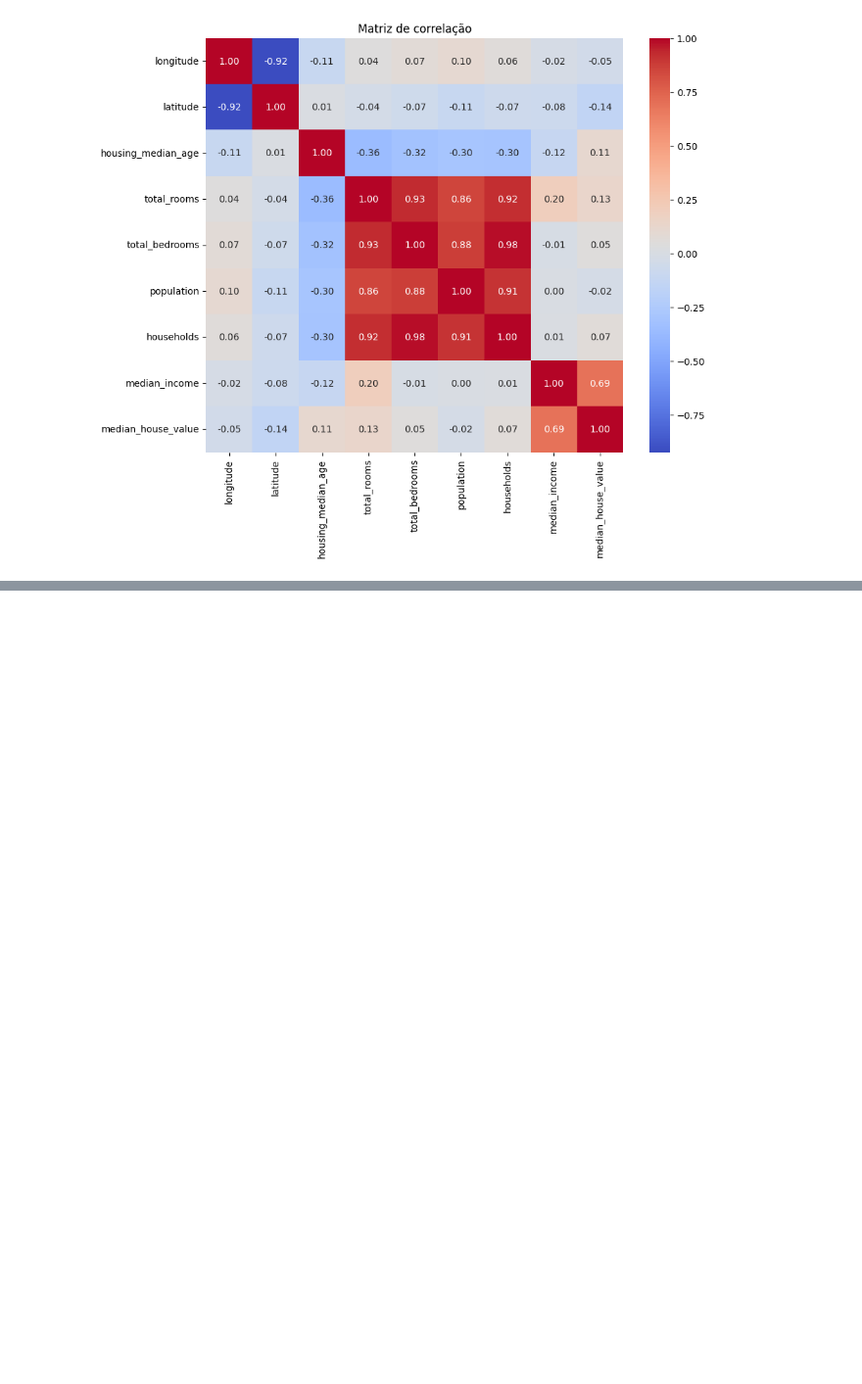
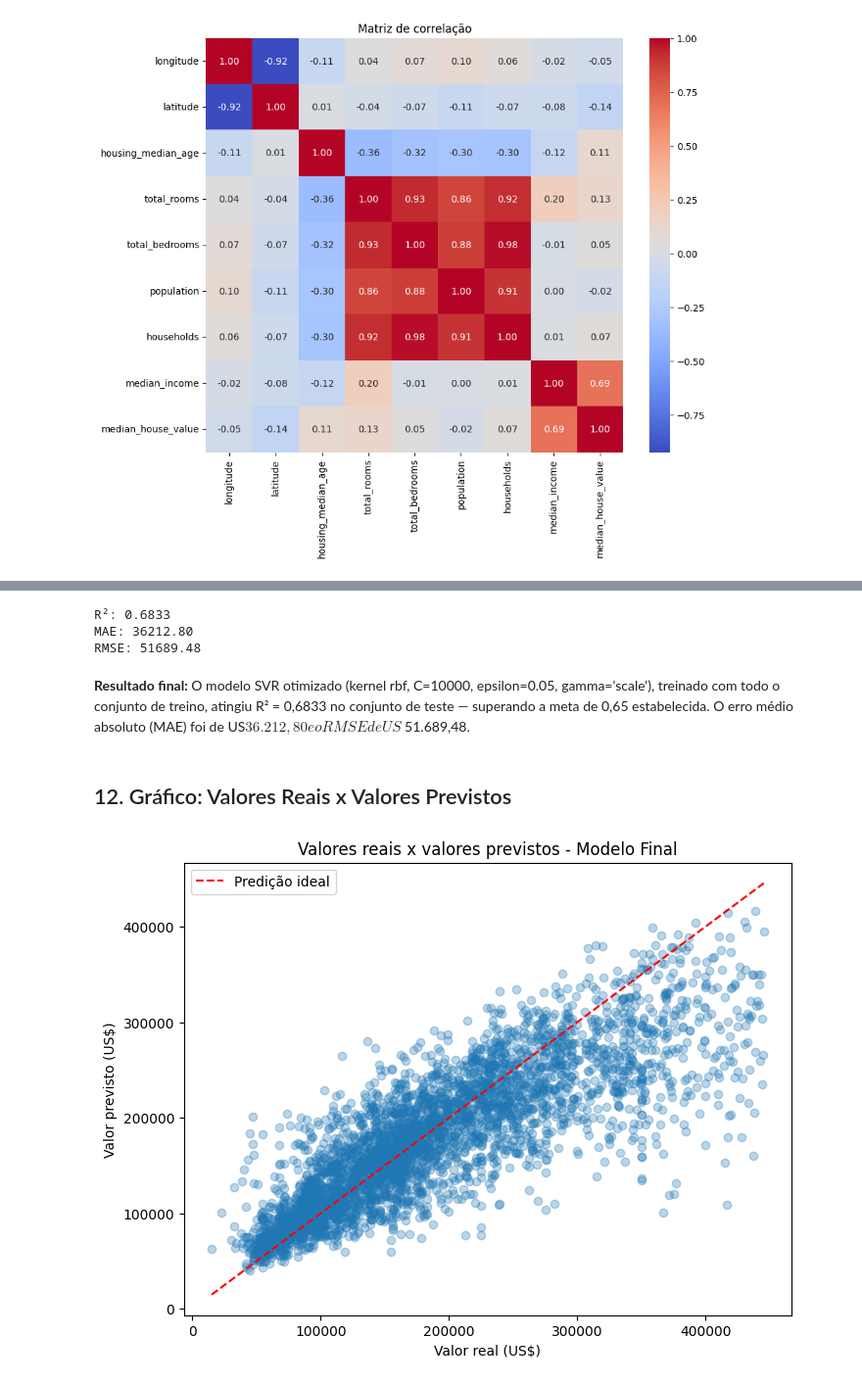
Before and after one commit to samuel76-art/Disciplina-de-Inteligencia-Artificial-UMC, a Jupyter notebook: SVM para Regressão: Previsão de Preços de Imóveis.ipynb, the cells around one changed output, grey strips where cells are left out. Shown at 98% size. Drawn from its saved outputs; the diff is of its cells as text; code cells hidden in the pictures; blank space fills up the shorter version.

```diff
--- a/SVM para Regressão: Previsão de Preços de Imóveis.ipynb
+++ b/SVM para Regressão: Previsão de Preços de Imóveis.ipynb
@@ -125,0 +236,18 @@ plt.show()
+# %%
+from sklearn.model_selection import GridSearchCV
+import numpy as np
+
+parametros = {
+    'C': [100, 1000, 5000, 10000],
+    'epsilon': [0.05, 0.1, 0.2],
+    'gamma': ['scale', 'auto'],
+    'kernel': ['rbf']
+}
+
+idx = np.random.RandomState(42).choice(len(X_train_scaled), 4000, replace=False)
+
+grid = GridSearchCV(SVR(), parametros, cv=5, scoring='r2', n_jobs=-1)
+grid.fit(X_train_scaled[idx], y_train.values[idx])
+
+print('Melhores parâmetros:', grid.best_params_)
+print('Melhor R² (validação cruzada):', grid.best_score_)
@@ -125,0 +261,36 @@ plt.show()
+# %%
+from sklearn.metrics import mean_absolute_error, mean_squared_error
+
+modelo_final = grid.best_estimator_
+modelo_final.fit(X_train_scaled, y_train)  # treina com TODO o treino
+y_pred_final = modelo_final.predict(X_test_scaled)
+
+r2 = r2_score(y_test, y_pred_final)
+mae = mean_absolute_error(y_test, y_pred_final)
+rmse = np.sqrt(mean_squared_error(y_test, y_pred_final))
+
+print(f'R²: {r2:.4f}')
+print(f'MAE: {mae:.2f}')
+print(f'RMSE: {rmse:.2f}')
+# %% [output]
+R²: 0.6833
+MAE: 36212.80
+RMSE: 51689.48
+# %% [markdown]
+**Resultado final:** O modelo SVR otimizado (kernel rbf, C=10000, epsilon=0.05,
+gamma='scale'), treinado com todo o conjunto de treino, atingiu R² = 0,6833 no
+conjunto de teste — superando a meta de 0,65 estabelecida. O erro médio absoluto
+(MAE) foi de US$ 36.212,80 e o RMSE de US$ 51.689,48.
+# %% [markdown]
+## 12. Gráfico: Valores Reais x Valores Previstos
+# %%
+plt.figure(figsize=(8,6))
+plt.scatter(y_test, y_pred_final, alpha=0.3)
+plt.plot([y_test.min(), y_test.max()], [y_test.min(), y_test.max()], 'r--', label='Predição ideal')
+plt.xlabel('Valor real (US$)')
+plt.ylabel('Valor previsto (US$)')
+plt.title('Valores reais x valores previstos - Modelo Final')
+plt.legend()
+plt.show()
+# %% [output]
+[figure, added]
```
Also changed, not shown: parts of 14 cells of this notebook.
